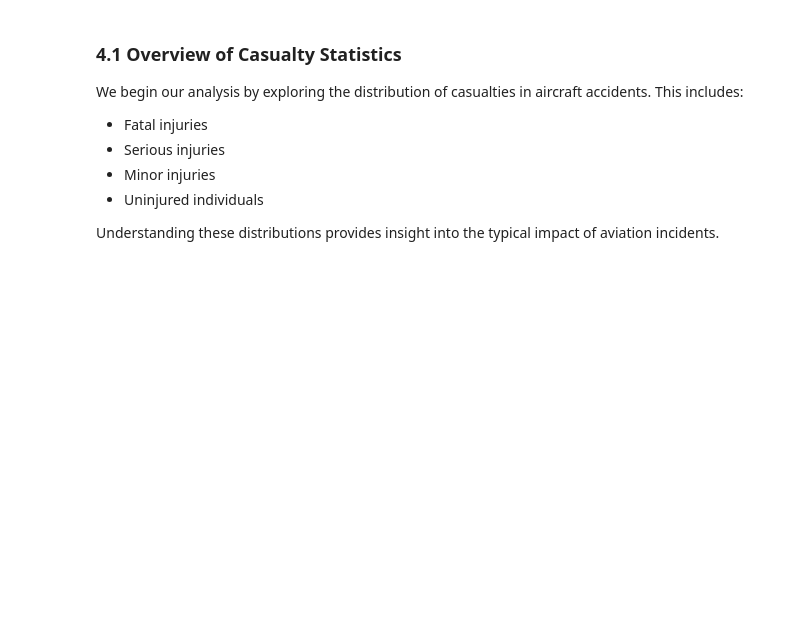
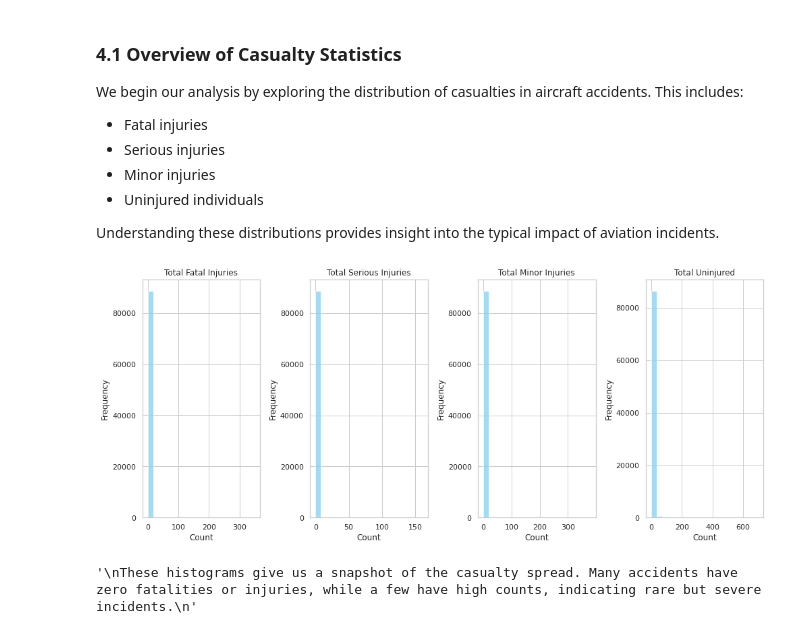
Before and after one commit to OndiekiFrank/aviation-accidents-analysis, a Jupyter notebook: aviation_accident_analysis.ipynb, the cells around one changed output. Saved outputs shown, nothing was run; the diff lists cells and outputs as text; code cells hidden in the pictures; blank space fills up the shorter version.

```diff
--- a/aviation_accident_analysis.ipynb
+++ b/aviation_accident_analysis.ipynb
@@ -384,3 +384,31 @@ We begin our analysis by exploring the distribution of casualties in aircraft ac
 - Uninjured individuals
 
 Understanding these distributions provides insight into the typical impact of aviation incidents.
+# %%
+import matplotlib.pyplot as plt
+import seaborn as sns
+
+# Set seaborn style
+sns.set(style="whitegrid")
+
+# Casualty columns
+casualty_cols = ['Total.Fatal.Injuries', 'Total.Serious.Injuries', 'Total.Minor.Injuries', 'Total.Uninjured']
+
+# 📊 Plot distributions
+plt.figure(figsize=(14, 6))
+for i, col in enumerate(casualty_cols):
+    plt.subplot(1, 4, i+1)
+    sns.histplot(df[col], bins=20, kde=False, color='skyblue')
+    plt.title(col.replace('.', ' '))
+    plt.xlabel('Count')
+    plt.ylabel('Frequency')
+
+plt.tight_layout()
+plt.show()
+
+"""
+These histograms give us a snapshot of the casualty spread. Many accidents have zero fatalities or injuries, while a few have high counts, indicating rare but severe incidents.
+"""
+# %% [output]
+[figure, added]
+'\nThese histograms give us a snapshot of the casualty spread. Many accidents have zero fatalities or injuries, while a few have high counts, indicating rare but severe incidents.\n'
```
